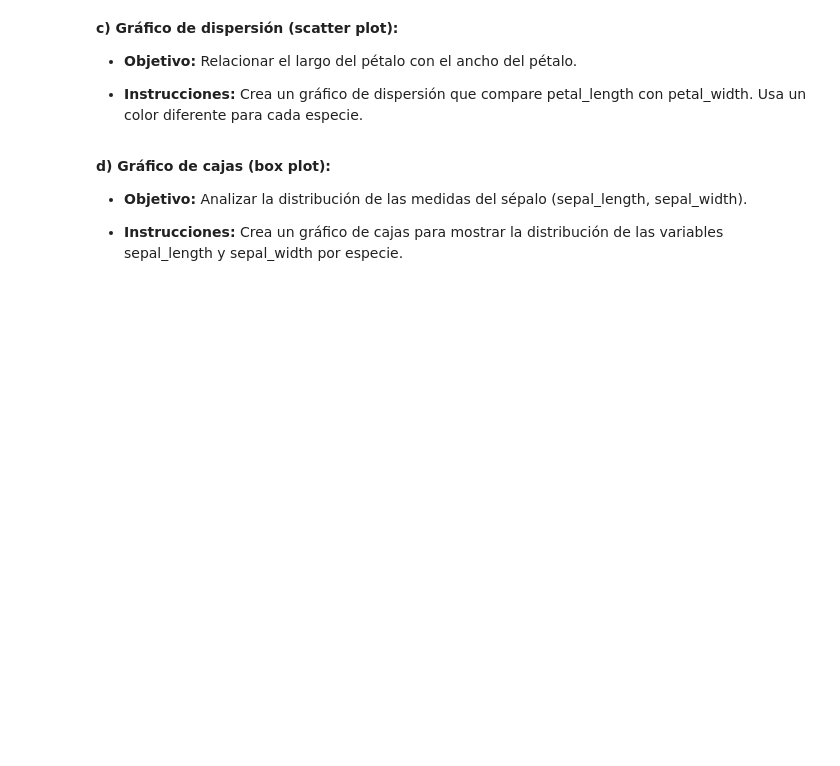
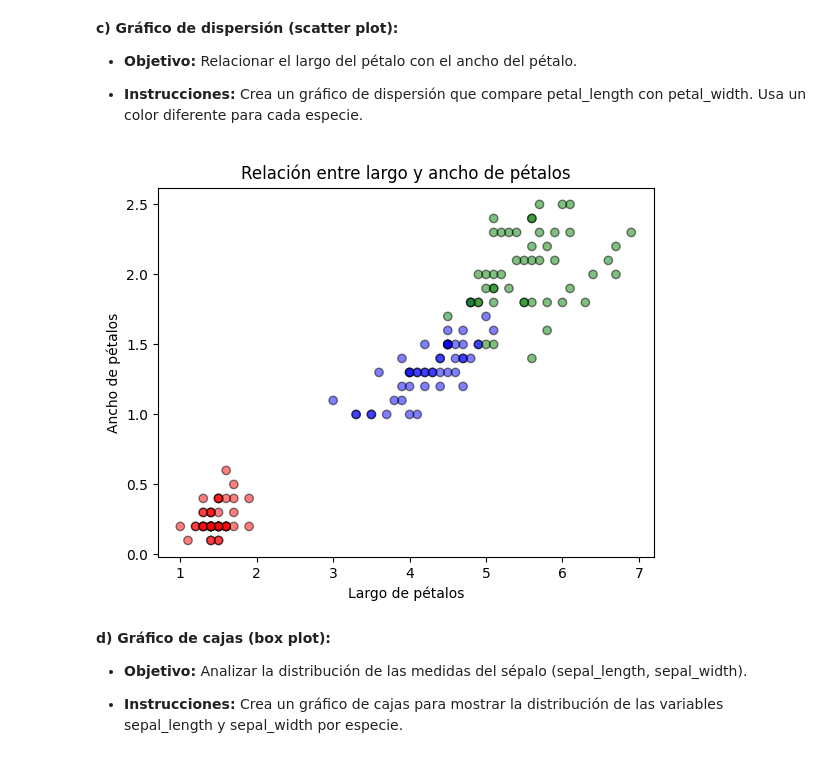
Before and after one commit to jonathanahc/Practicas, a Jupyter notebook: Práctica_7_Análisis_de_un_Dataset_con_Matplotlib.ipynb, the cells around one changed output. Drawn from its saved outputs; the diff is of its cells as text; code cells hidden in the pictures; blank space fills up the shorter version.

```diff
--- a/Práctica_7_Análisis_de_un_Dataset_con_Matplotlib.ipynb
+++ b/Práctica_7_Análisis_de_un_Dataset_con_Matplotlib.ipynb
@@ -63,3 +86,16 @@ plt.show()
+# %%
+x = df.petal_length
+y = df.petal_width
+especies = df.species.map({'setosa': 'red', 'versicolor': 'blue', 'virginica': 'green'})
+
+plt.scatter(x, y, alpha=0.5, c=especies, linewidths=1, edgecolors='black', label='Especie')
+
+plt.title('Relación entre largo y ancho de pétalos')
+plt.xlabel('Largo de pétalos')
+plt.ylabel('Ancho de pétalos')
+plt.show()
+# %% [output]
+[figure, added]
 # %% [markdown]
 **d) Gráfico de cajas (box plot):**
 
```
Also changed, not shown: parts of 8 cells of this notebook.
